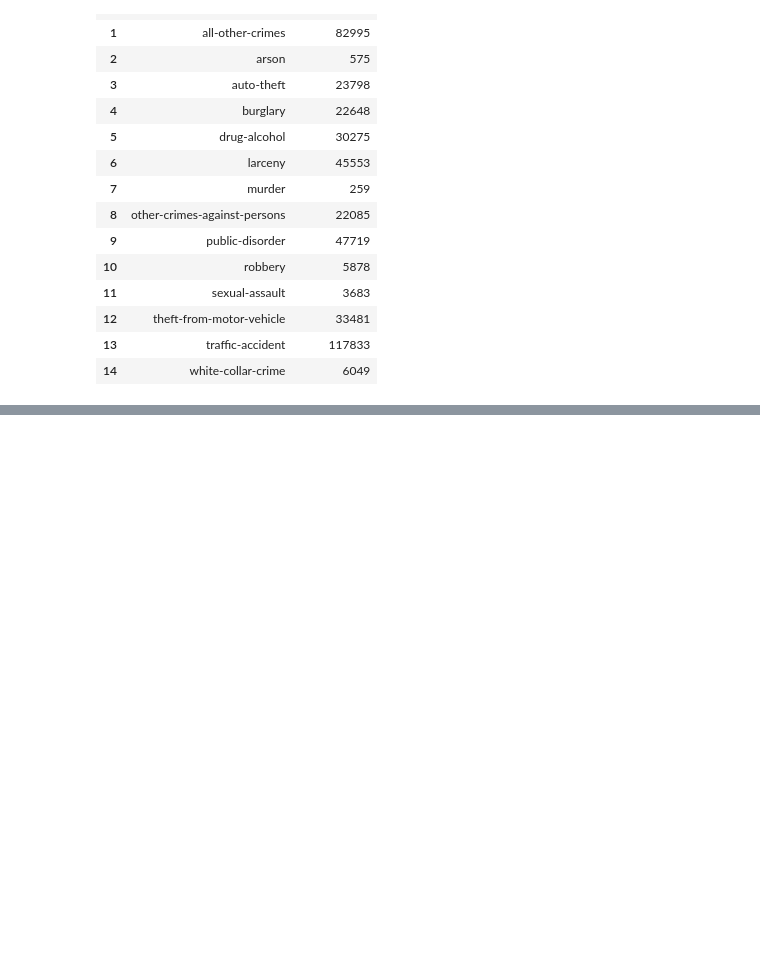
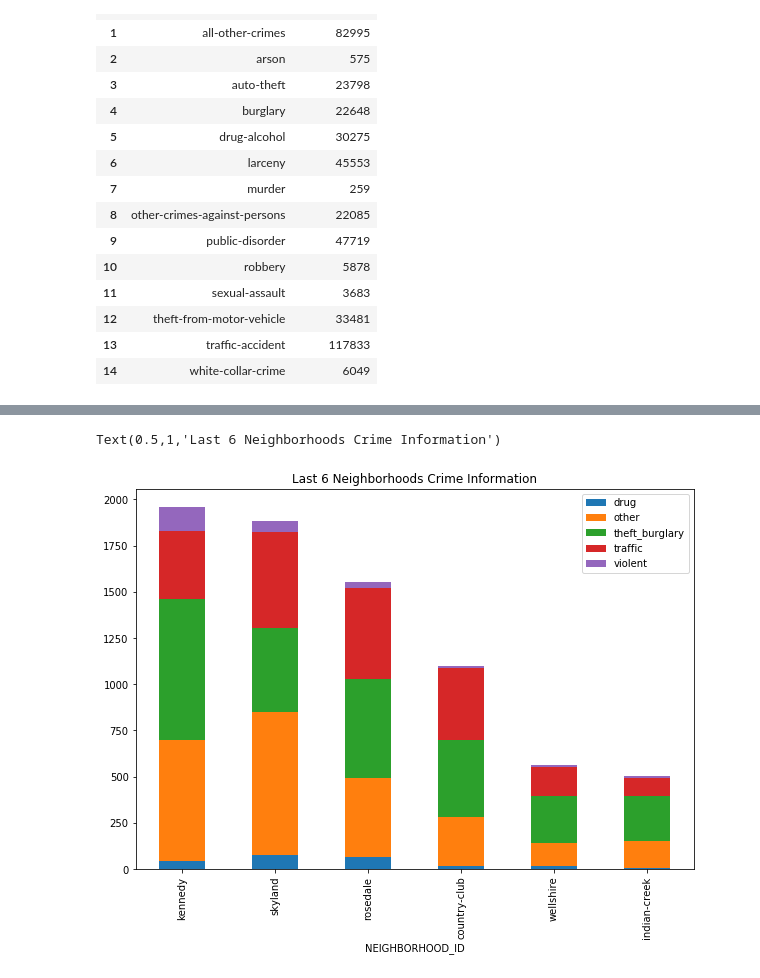
Before and after one commit to JenniferRae84/Denver_Crime_Project, a Jupyter notebook: Summer Analysis.ipynb, the cells around one changed output, grey strips where cells are left out. Saved outputs shown, nothing was run; the diff lists cells and outputs as text; code cells hidden in the pictures; blank space fills up the shorter version.

```diff
--- a/Summer Analysis.ipynb
+++ b/Summer Analysis.ipynb
@@ -184,3 +254,16 @@ pivot_limited.plot.bar(stacked=True, figsize=(10,7))
+# %%
+neighborhood_desc = neighborhood_name.sort_values('total_crime_number', ascending=False)
+limited_desc_last_six = neighborhood_desc.set_index("NEIGHBORHOOD_ID")[-6:]
+limited_desc_last_six.columns=['drug','other','theft_burglary','traffic','violent',"total_crime_number"]
+# we had multilayer columns and then rename the columns to get selected inform we need
+limited_desc_last_six = limited_desc_last_six[['drug','other','theft_burglary','traffic','violent']]
+# drop the totol_crime_number columns
+limited_desc_last_six.plot.bar(stacked=True, figsize=(10,7))
+plt.title("Last 6 Neighborhoods Crime Information")
+# draw the stacked chart
+# %% [output]
+Text(0.5,1,'Last 6 Neighborhoods Crime Information')
+[figure, added]
 # %%
 # - What is the most common/frequent type of crime overall?
 #     - What is the most common category
```
Also changed, not shown: parts of 13 cells of this notebook.
